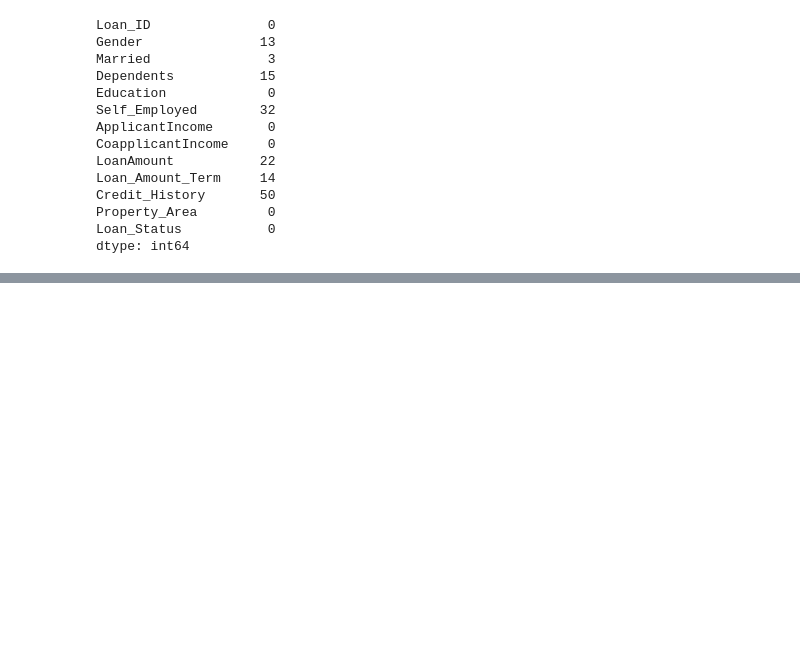
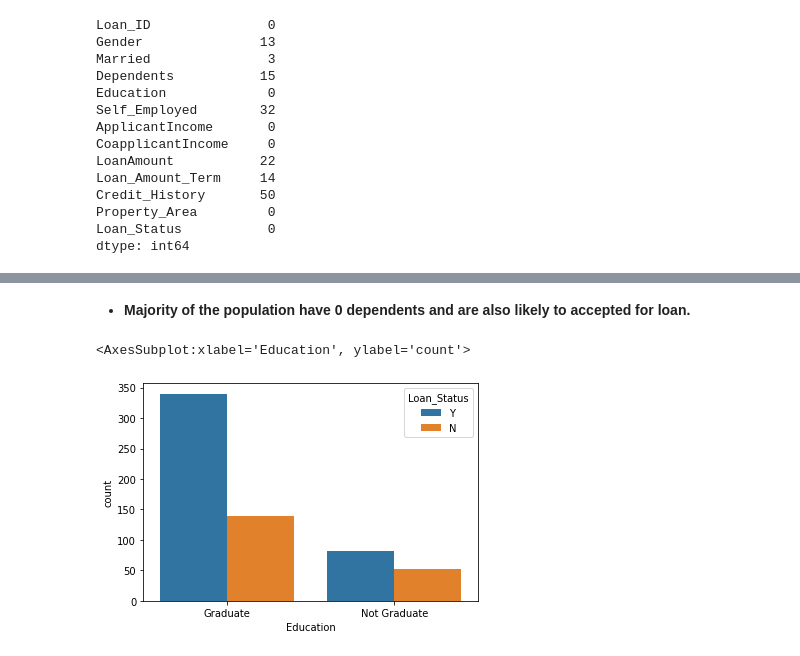
Before and after one commit to rohanstomar11/Machine-Learning, a Jupyter notebook: 6.) Loan Approval Prediction/LoanApprovalPrediction.ipynb, the cells around one changed output, grey strips where cells are left out. Saved outputs shown, nothing was run; the diff lists cells and outputs as text; code cells hidden in the pictures; blank space fills up the shorter version.

```diff
--- a/6.) Loan Approval Prediction/LoanApprovalPrediction.ipynb
+++ b/6.) Loan Approval Prediction/LoanApprovalPrediction.ipynb
@@ -98,0 +132,7 @@ dtype: int64
+# %% [markdown]
+- **Majority of the population have 0 dependents and are also likely to accepted for loan.**
+# %%
+sns.countplot(x=df['Education'], data=df, hue='Loan_Status')
+# %% [output]
+<AxesSubplot:xlabel='Education', ylabel='count'>
+[figure, added]
```
Also changed, not shown: parts of 20 cells of this notebook.
